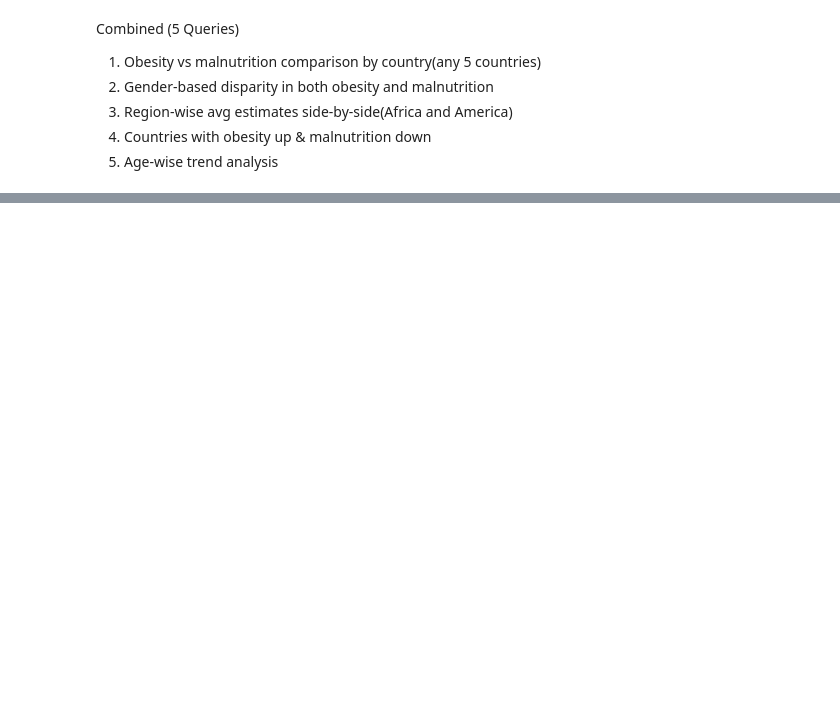
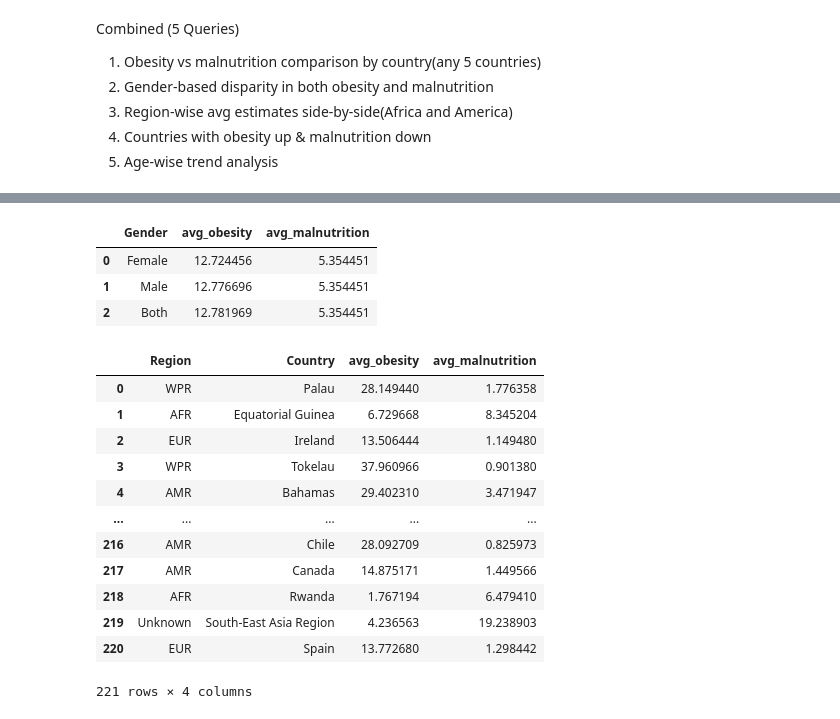
Before and after one commit to ArunK-ML/Project---Nutrition-Paradox-A-Global-View-on-Obesity-and-Malnutrition, a Jupyter notebook: Nutrition_Paradox_MySQL_Quries.ipynb, the cells around one changed output, grey strips where cells are left out. Cells and saved outputs as stored; diff of their text form; code cells hidden in the pictures; blank space fills up the shorter version.

```diff
--- a/Nutrition_Paradox_MySQL_Quries.ipynb
+++ b/Nutrition_Paradox_MySQL_Quries.ipynb
@@ -1402,19 +490,40 @@ SELECT o.Gender,
        AVG(m.Mean_Estimate) AS avg_malnutrition
 FROM obesity o
 JOIN malnutrition m ON o.Country = m.Country AND o.Year = m.Year
+GROUP BY o.Gender;
 """)
 show_query(query2)
+# %% [output]
+|  | Gender | avg_obesity | avg_malnutrition |
+| 0 | Female | 12.724456 | 5.354451 |
+| 1 | Male | 12.776696 | 5.354451 |
+| 2 | Both | 12.781969 | 5.354451 |
 # %%
 #  3. Region-wise avg estimates side-by-side (Africa and America)
 
 query3 = ("""
-SELECT o.Region,
+SELECT o.Region, o.Country,
        AVG(o.Mean_Estimate) AS avg_obesity,
        AVG(m.Mean_Estimate) AS avg_malnutrition
 FROM obesity o
 JOIN malnutrition m ON o.Country = m.Country AND o.Year = m.Year
+GROUP BY o.Region, o.Country;
 """)
 show_query(query3)
+# %% [output]
+|  | Region | Country | avg_obesity | avg_malnutrition |
+| 0 | WPR | Palau | 28.149440 | 1.776358 |
+| 1 | AFR | Equatorial Guinea | 6.729668 | 8.345204 |
+| 2 | EUR | Ireland | 13.506444 | 1.149480 |
+| 3 | WPR | Tokelau | 37.960966 | 0.901380 |
+| 4 | AMR | Bahamas | 29.402310 | 3.471947 |
+| ... | ... | ... | ... | ... |
+| 216 | AMR | Chile | 28.092709 | 0.825973 |
+| 217 | AMR | Canada | 14.875171 | 1.449566 |
+| 218 | AFR | Rwanda | 1.767194 | 6.479410 |
+| 219 | Unknown | South-East Asia Region | 4.236563 | 19.238903 |
+| 220 | EUR | Spain | 13.772680 | 1.298442 |
+221 rows × 4 columns
 # %%
 # 4. Countries with obesity increasing and malnutrition decreasing
 
```
Also changed, not shown: parts of 75 cells of this notebook.
